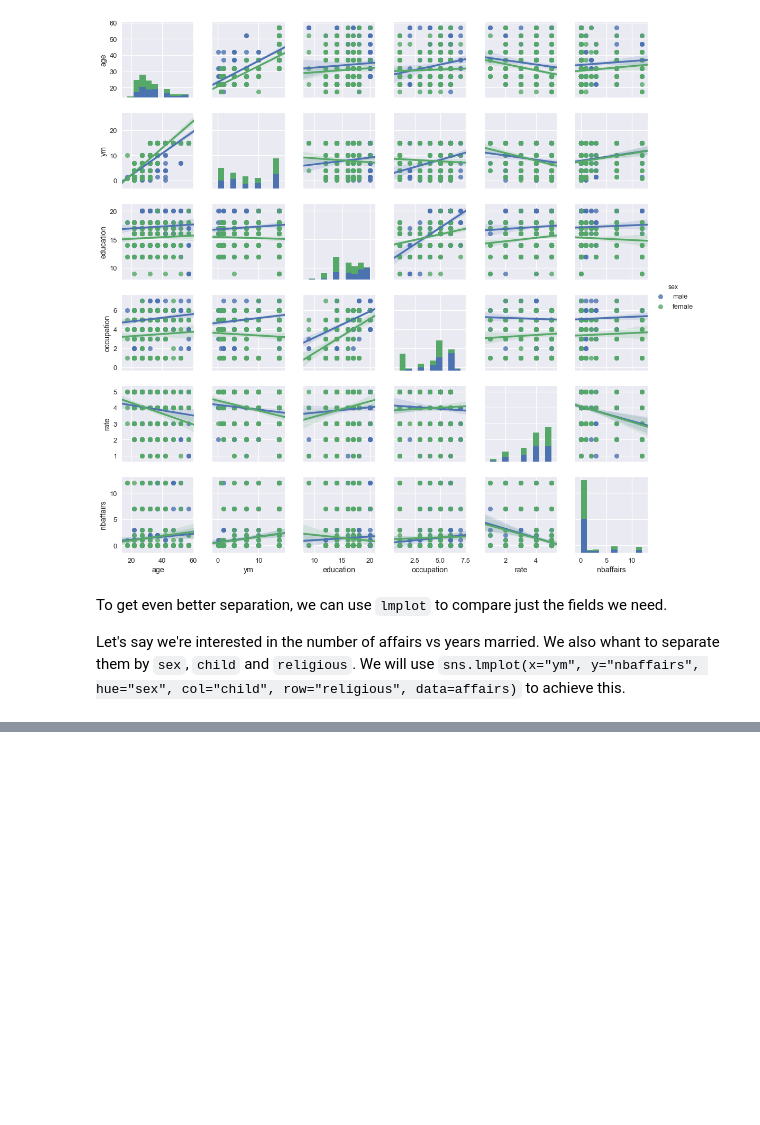
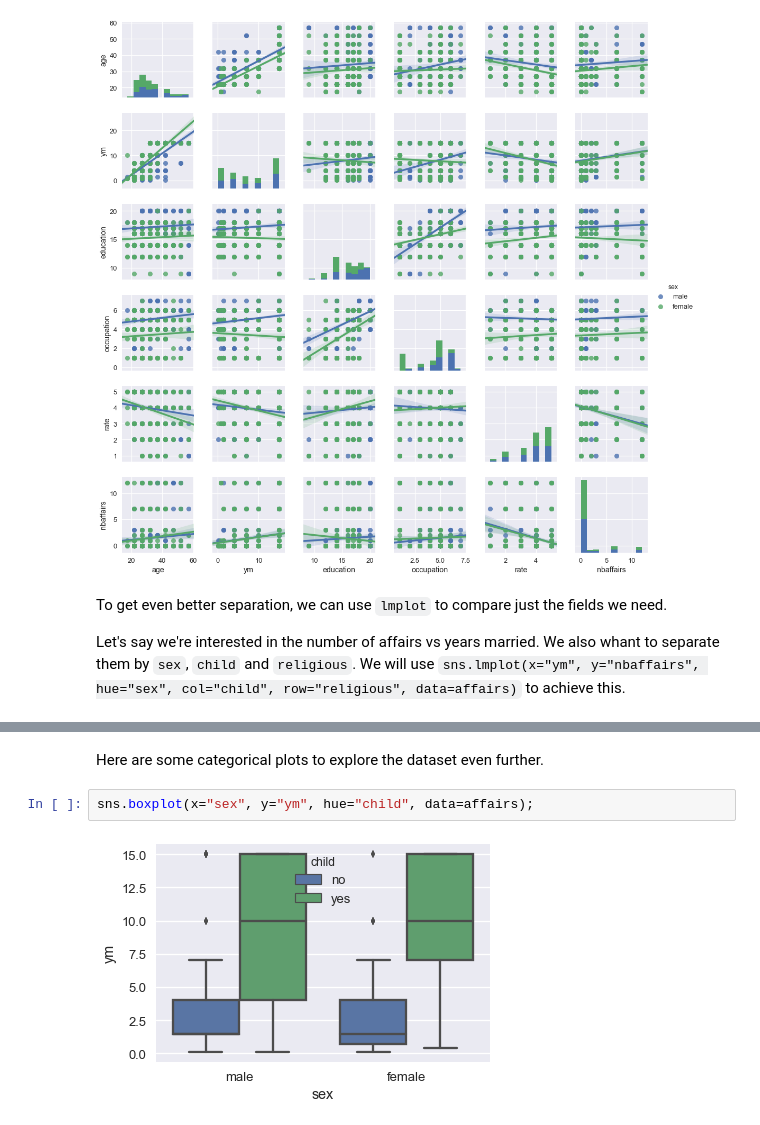
Before and after one commit to MartinSeeler/python-data-exploration, a Jupyter notebook: Exploring Datasets.ipynb, the cells around one changed output, grey strips where cells are left out. Drawn from its saved outputs; the diff is of its cells as text; blank space fills up the shorter version.

```diff
--- a/Exploring Datasets.ipynb
+++ b/Exploring Datasets.ipynb
@@ -258,0 +259,6 @@ sns.lmplot(x="ym", y="nbaffairs", hue="sex", col="child", row="religious", data=
+# %% [markdown]
+Here are some categorical plots to explore the dataset even further.
+# %%
+sns.boxplot(x="sex", y="ym", hue="child", data=affairs);
+# %% [output]
+[figure, added]
```
Also changed, not shown: parts of 13 cells of this notebook.
